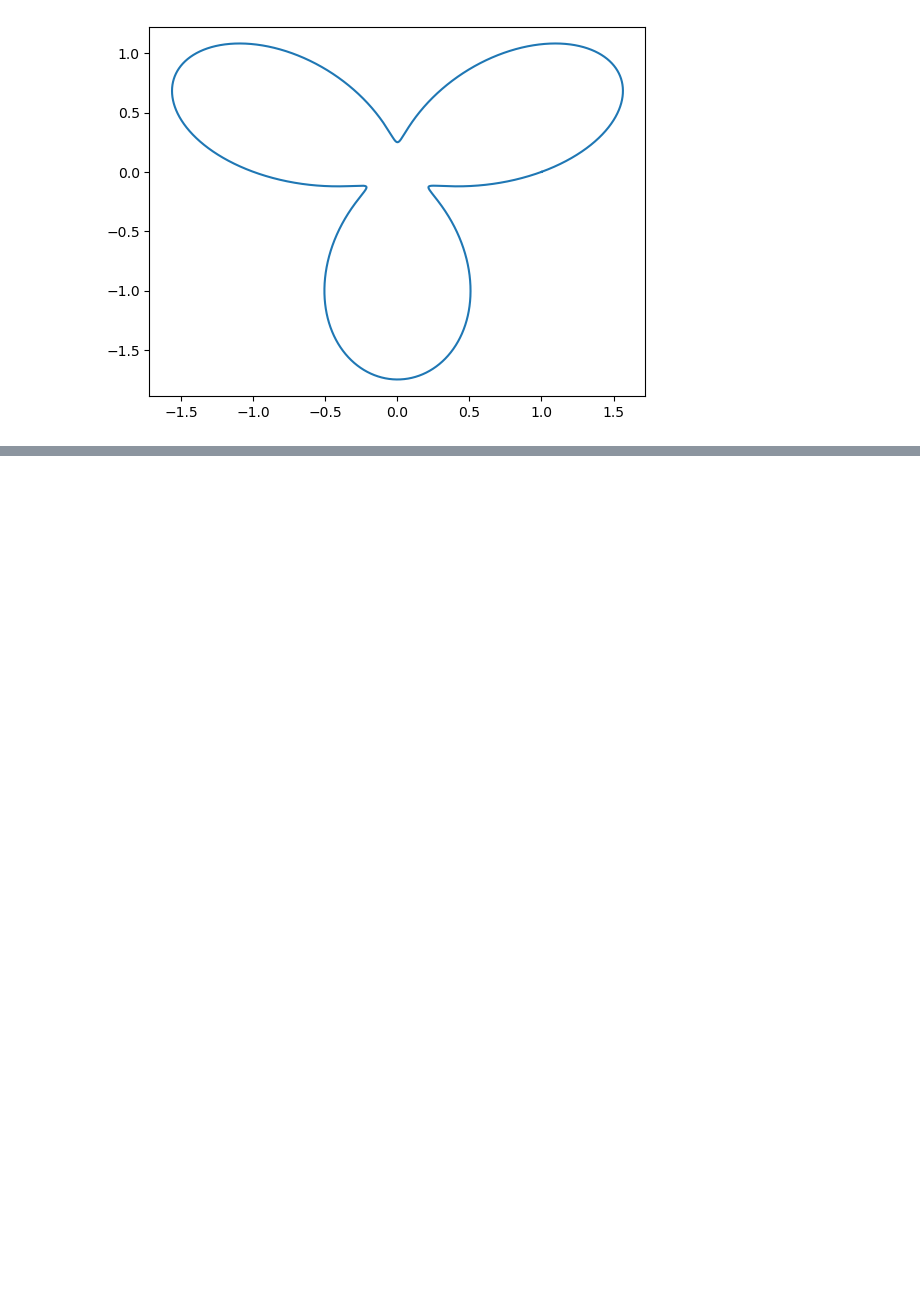
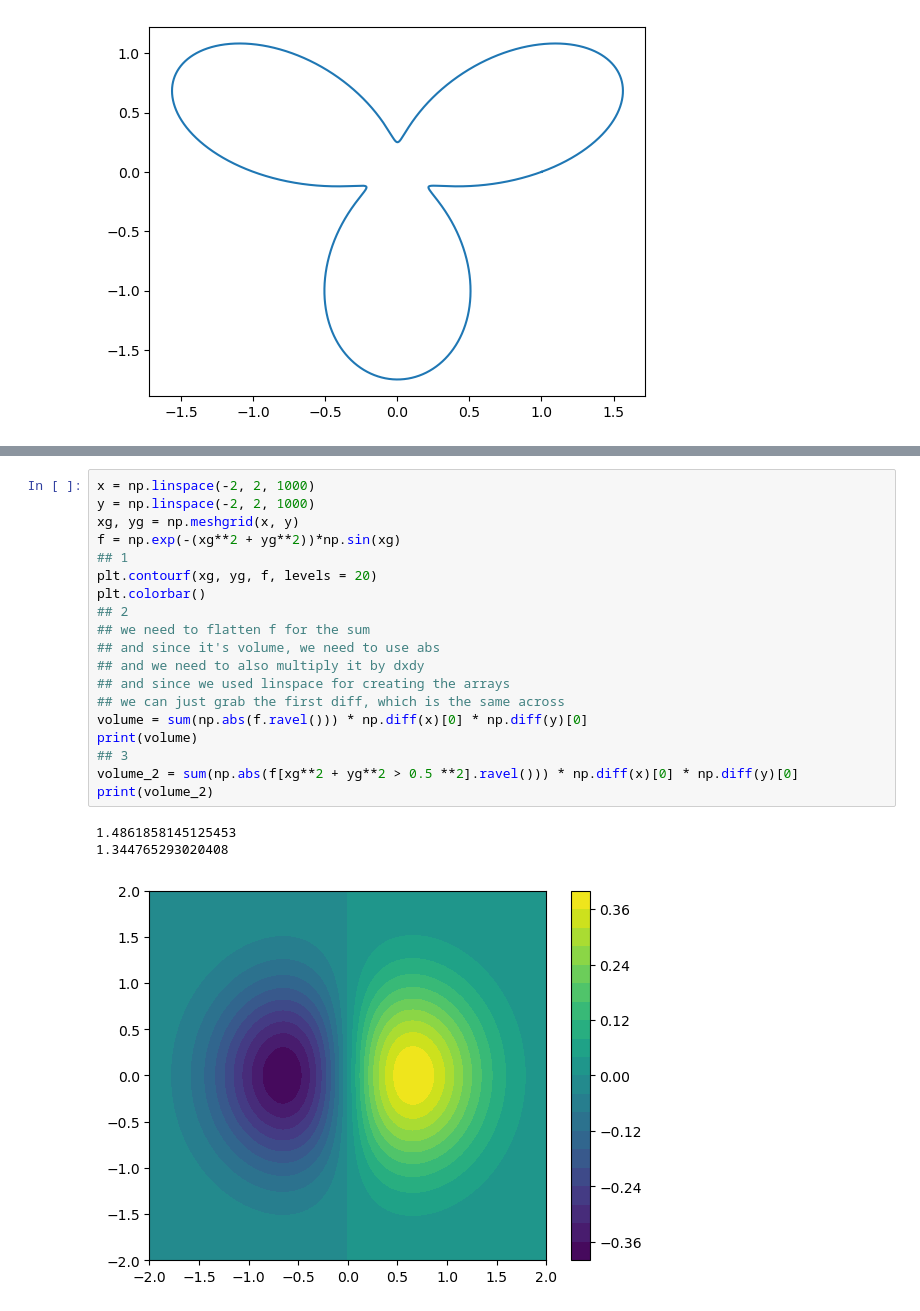
Before and after one commit to NikkiShah93/Python, a Jupyter notebook: General/Math/NumpyFullRound.ipynb, the cells around one changed output, grey strips where cells are left out. Cells and saved outputs as stored; diff of their text form; blank space fills up the shorter version.

```diff
--- a/General/Math/NumpyFullRound.ipynb
+++ b/General/Math/NumpyFullRound.ipynb
@@ -168,0 +260,23 @@ print(l)
+# %%
+x = np.linspace(-2, 2, 1000)
+y = np.linspace(-2, 2, 1000)
+xg, yg = np.meshgrid(x, y)
+f = np.exp(-(xg**2 + yg**2))*np.sin(xg)
+## 1
+plt.contourf(xg, yg, f, levels = 20)
+plt.colorbar()
+## 2
+## we need to flatten f for the sum
+## and since it's volume, we need to use abs
+## and we need to also multiply it by dxdy
+## and since we used linspace for creating the arrays
+## we can just grab the first diff, which is the same across
+volume = sum(np.abs(f.ravel())) * np.diff(x)[0] * np.diff(y)[0]
+print(volume)
+## 3
+volume_2 = sum(np.abs(f[xg**2 + yg**2 > 0.5 **2].ravel())) * np.diff(x)[0] * np.diff(y)[0]
+print(volume_2)
+# %% [output]
+1.4861858145125453
+1.344765293020408
+[figure, added]
```
Also changed, not shown: parts of 14 cells of this notebook.
